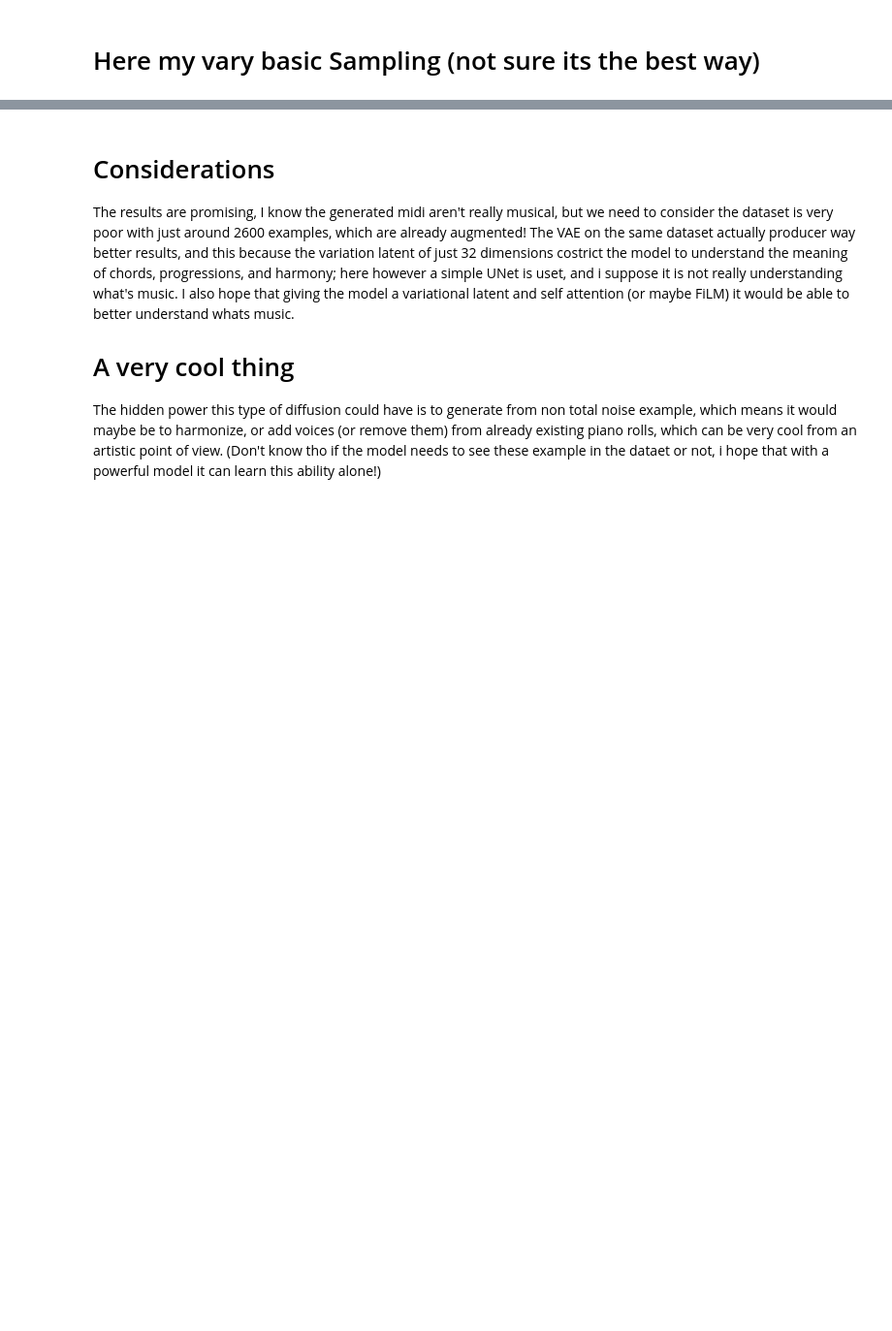
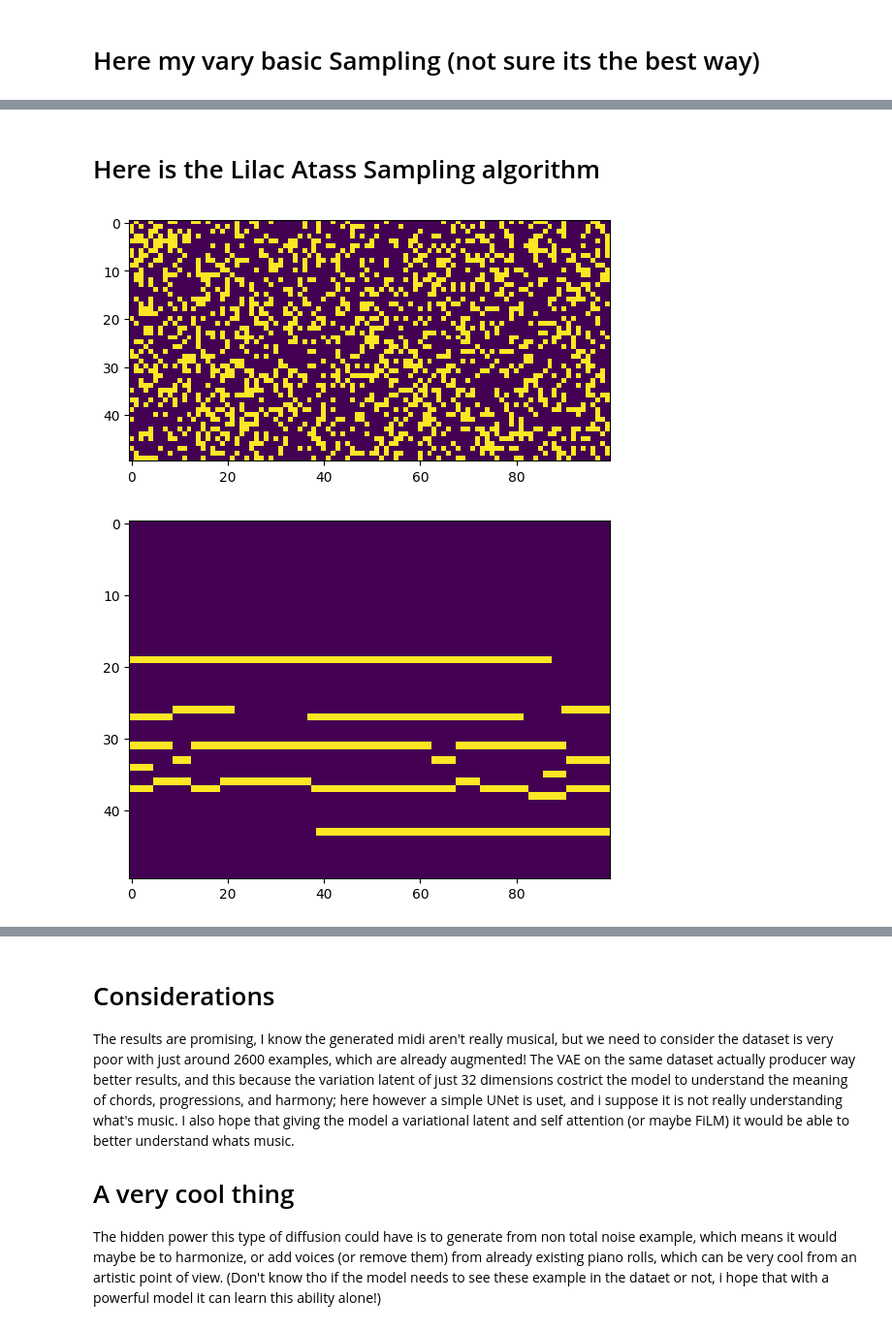
Before and after one commit to MarioPaerle/DIATONICA, a Jupyter notebook: DiscreteBachDiffusion.ipynb, the cells around one changed output, grey strips where cells are left out. Shown at 97% size. Saved outputs shown, nothing was run; the diff lists cells and outputs as text; code cells hidden in the pictures; blank space fills up the shorter version.

```diff
--- a/DiscreteBachDiffusion.ipynb
+++ b/DiscreteBachDiffusion.ipynb
@@ -485,3 +507,39 @@ tensor(0.1753, device='cuda:0')
+# %% [markdown]
+# Here is the Lilac Atass Sampling algorithm
+# %%
+T = len(betas) - 1
+
+# 1) initialize x_T from prior
+x_T = torch.bernoulli(torch.full((1,1,50,100), 0.3, device=device))
+x_t = x_T.clone()
+plt.imshow(x_T[0, 0].cpu())
+plt.show()
+with torch.no_grad():
+
+    for t in range(T, 0, -1):
+        # predict x0
+        x0_hat = model(x_t, torch.full((1,), t, device=device, dtype=torch.long))
+
+        # compute delta = x_T XOR x0_hat
+        δ = (x_T != x0_hat).float()
+
+        # sample mask ~ Bernoulli(δ * β_t)
+        p = δ * betas[t]    # shape (1,1,50,100)
+        mask = torch.bernoulli(p)
+
+        # x_{t-1} = x0_hat*(1-mask) + x_T*mask
+        x_t = x0_hat * (1. - mask) + x_T * mask
+
+    x_0 = (x_t >= 0.5).float()
+
+# visualize
+plt.imshow(x_0[0,0].cpu(), aspect='auto')
+plt.show()
+_sample = torch.zeros((128, 100))
+_sample[30:80, :] = x_0[0, 0].cpu()
+# %% [output]
+[figure, added]
+[figure, added]
 # %%
 to_harmonize = X[2, 0].copy()
 to_harmonize[0:30] = 0
```
Also changed, not shown: parts of 9 cells of this notebook.
